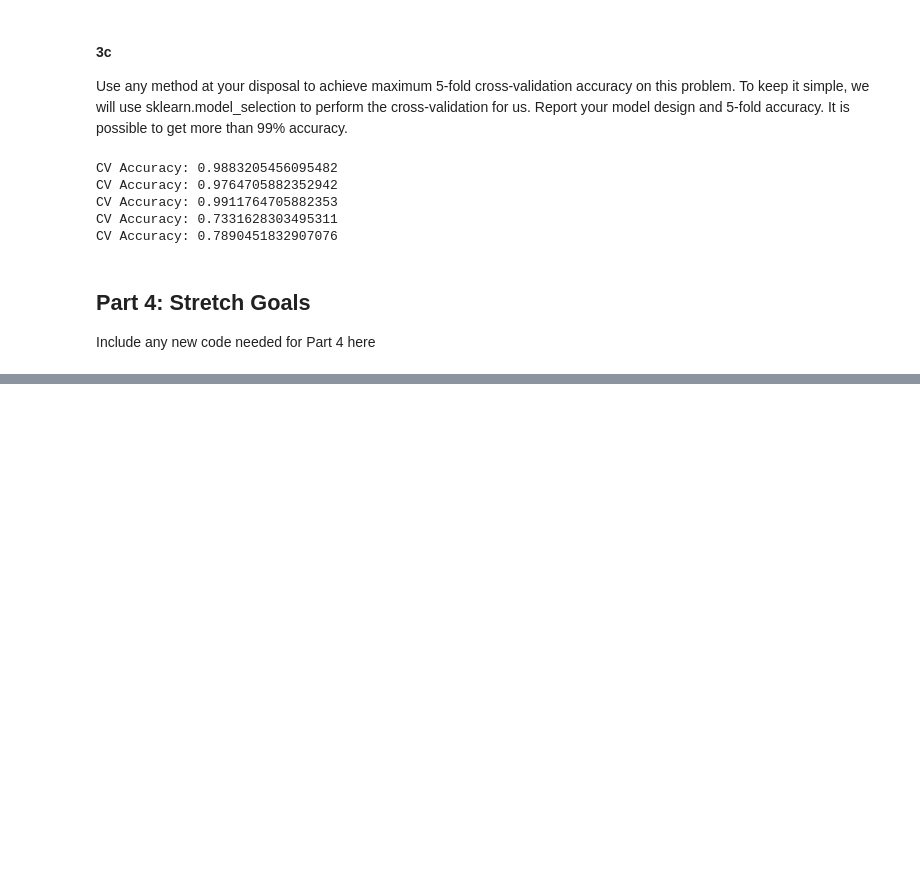
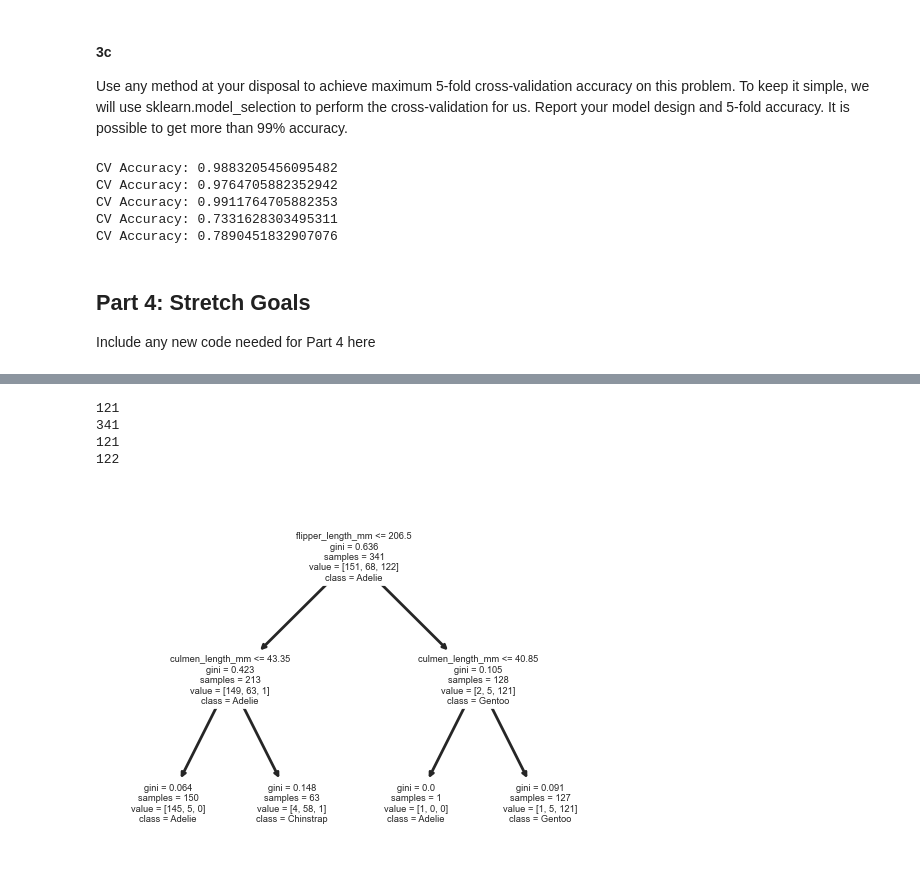
Before and after one commit to janghl/Machine-Learning, a Jupyter notebook: HW4/CS441_SP24_HW4_Starter.ipynb, the cells around one changed output, grey strips where cells are left out. Saved outputs shown, nothing was run; the diff lists cells and outputs as text; code cells hidden in the pictures; blank space fills up the shorter version.

```diff
--- a/HW4/CS441_SP24_HW4_Starter.ipynb
+++ b/HW4/CS441_SP24_HW4_Starter.ipynb
@@ -499,0 +717,54 @@ Include any new code needed for Part 4 here
+# %%
+import numpy as np
+from matplotlib import pyplot as plt
+import pandas as pd
+import seaborn as sns
+#styling preferences for sns
+sns.set_style('whitegrid')
+sns.set_context('poster')
+datadir = "./"
+df_penguins = pd.read_csv(datadir + 'penguins_size.csv')
+df_penguins.head(10)
+
+# convert features with multiple string values to binary features so they can be used by sklearn
+def get_penguin_xy(df_penguins):
+  data = np.array(df_penguins[['island', 'culmen_length_mm', 'culmen_depth_mm', 'flipper_length_mm', 'body_mass_g', 'sex']])
+  y = df_penguins['species']
+  ui = np.unique(data[:,0]) # unique island
+  us = np.unique(data[:,-1]) # unique sex
+  X = np.zeros((len(y), 10))
+  for i in range(len(y)):
+    f = 0
+    for j in range(len(ui)):
+      if data[i, f]==ui[j]:
+        X[i, f+j] = 1
+    f = f + len(ui)
+    X[i, f:(f+4)] = data[i, 1:5]
+    f=f+4
+    for j in range(len(us)):
+      if data[i, 5]==us[j]:
+        X[i, f+j] = 1
+  feature_names = ['island_biscoe', 'island_dream', 'island_torgersen', 'culmen_length_mm', 'culmen_depth_mm', 'flipper_length_mm', 'body_mass_g', 'sex_female', 'sex_male', 'sex_unknown']
+  X = pd.DataFrame(X, columns=feature_names)
+  return(X, y, feature_names, np.unique(y))
+# TO DO (Train a short tree to identify a good rule, plot the tree, report the rule and its precision/recall in your report)
+from sklearn.tree import DecisionTreeClassifier
+from sklearn.tree import plot_tree
+
+classify = DecisionTreeClassifier(max_depth=2)
+features = df_penguins[["flipper_length_mm", "culmen_length_mm"]]
+target = df_penguins["species"]
+classify.fit(features, target)
+plot_tree(classify, feature_names=["flipper_length_mm", "culmen_length_mm"], class_names=np.unique(target))
+pred = classify.predict(features)
+
+print(np.sum((pred=="Gentoo")&(target=="Gentoo")))
+print(pred.shape[0])
+print(np.sum((pred=="Gentoo")&(target=="Gentoo")))
+print(np.sum(target=="Gentoo"))
+# %% [output]
+121
+341
+121
+122
+[figure, added]
```
Also changed, not shown: parts of 2 cells of this notebook, 4 other files.
